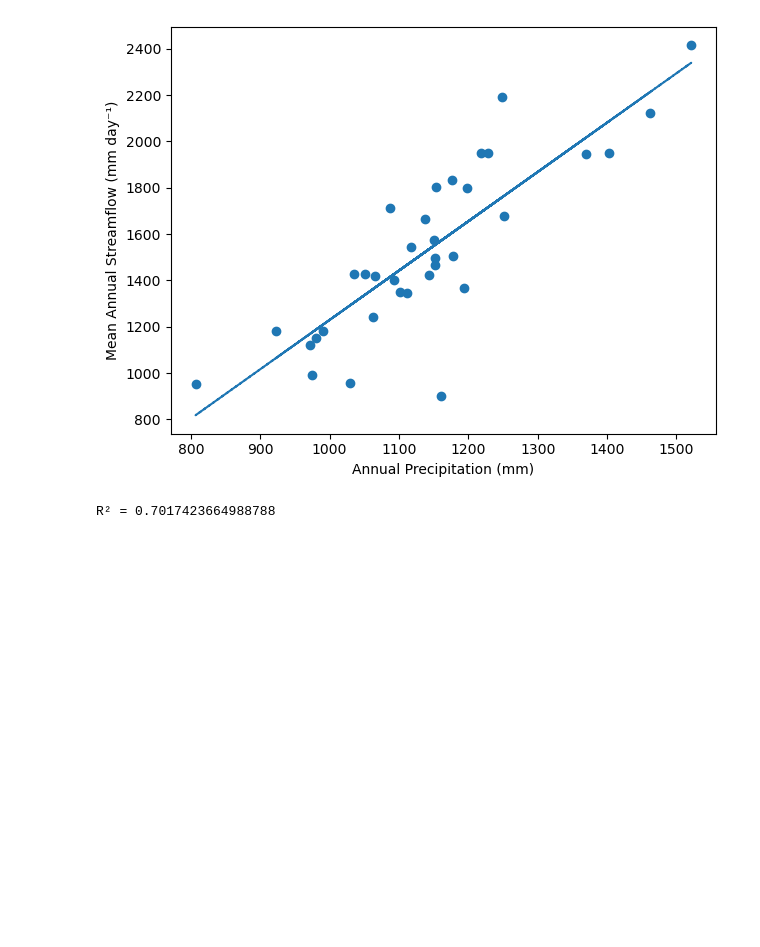
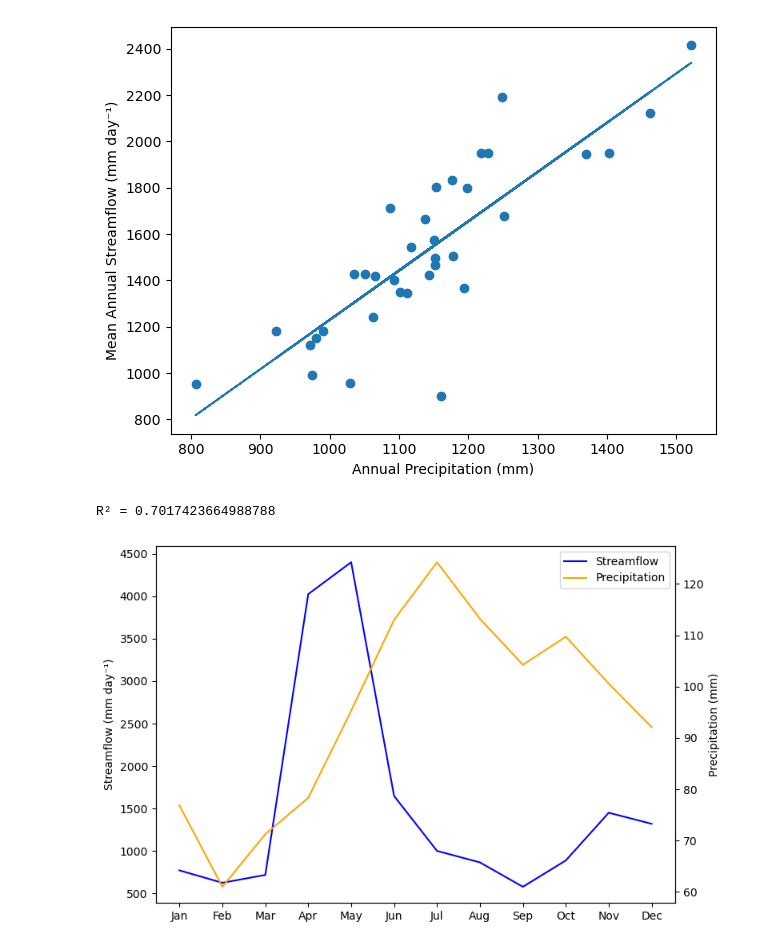
Before and after one commit to kookslam13/global-hydrology-assessment2, a Jupyter notebook: figure-code.ipynb, the cells around one changed output. Saved outputs shown, nothing was run; the diff lists cells and outputs as text; code cells hidden in the pictures; blank space fills up the shorter version.

Commit message:
Figure 3 and code update

```diff
--- a/figure-code.ipynb
+++ b/figure-code.ipynb
@@ -108,0 +134,34 @@ R² = 0.7017423664988788
+# %%
+# Plotting data from combined data frame
+
+fig, ax1 = plt.subplots(figsize = (8,5))
+
+# Streamflow data
+
+ax1.plot(monthly_prcp_strflw.index, monthly_prcp_strflw['streamflow'],
+        label = "Streamflow",
+        color = "blue")
+ax1.set_ylabel("Streamflow (mm day⁻¹)")
+
+# Precipitation data
+
+ax2 = ax1.twinx()
+ax2.plot(monthly_prcp_strflw.index, monthly_prcp_strflw['precipitation'],
+        label = "Precipitation",
+        color = "orange")
+ax2.set_ylabel("Precipitation (mm)")
+
+months = ["Jan", "Feb", "Mar", "Apr", "May", "Jun", "Jul", "Aug", "Sep",
+         "Oct", "Nov", "Dec"]
+ax1.set_xticks(range(1,13))
+ax1.set_xticklabels(months)
+
+lines1, labels1 = ax1.get_legend_handles_labels()
+lines2, labels2 = ax2.get_legend_handles_labels()
+ax1.legend(lines1 + lines2, labels1 + labels2)
+
+plt.tight_layout()
+plt.savefig("figure3.png", dpi=300)
+plt.show()
+# %% [output]
+[figure, added]
```
Also changed, not shown: parts of 5 cells of this notebook, 1 other file.
